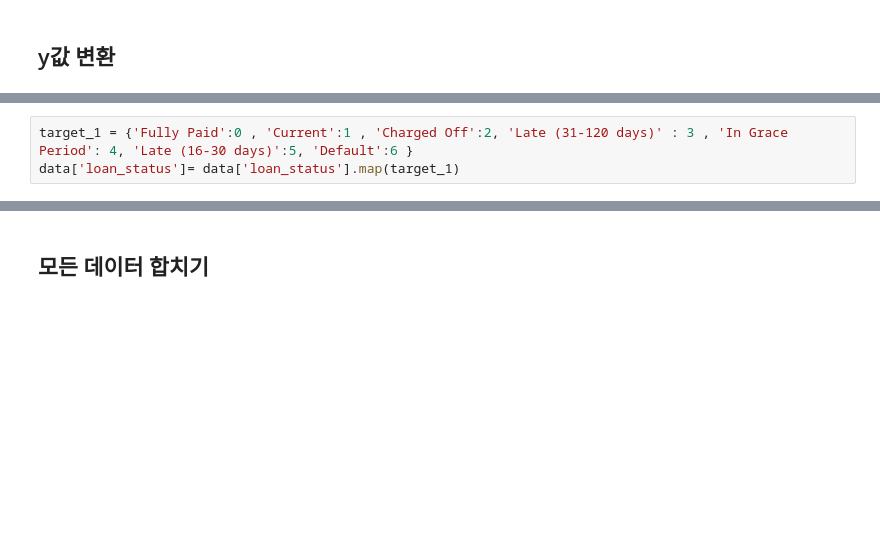
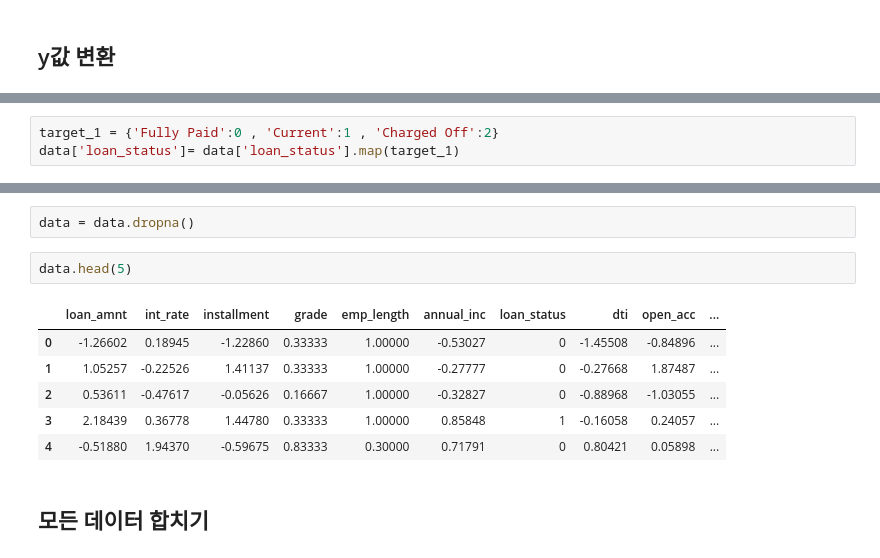
Before and after one commit to jiyoungeeeeeeeeeeeeeeeeeeeee/MLOps, a Jupyter notebook: Multi_random_train.ipynb, the cells around one changed output, grey strips where cells are left out. Cells and saved outputs as stored; diff of their text form; blank space fills up the shorter version.

```diff
--- a/Multi_random_train.ipynb
+++ b/Multi_random_train.ipynb
@@ -276,5 +285,5 @@ Name: loan_status, dtype: int64
 # %%
-target_1 = {'Fully Paid':0 , 'Current':1 , 'Charged Off':2, 'Late (31-120 days)' : 3 , 'In Grace Period': 4, 'Late (16-30 days)':5, 'Default':6 }
+target_1 = {'Fully Paid':0 , 'Current':1 , 'Charged Off':2}
 data['loan_status']= data['loan_status'].map(target_1)
 # %%
 data['loan_status'].value_counts(dropna = False)
@@ -286,4 +294,15 @@ data['loan_status'].value_counts(dropna = False)
 Name: loan_status, dtype: int64
+# %%
+data = data.dropna()
+# %%
+data.head(5)
+# %% [output]
+|  | loan_amnt | int_rate | installment | grade | emp_length | annual_inc | loan_status | dti | open_acc | ... |
+| 0 | -1.26602 | 0.18945 | -1.22860 | 0.33333 | 1.00000 | -0.53027 | 0 | -1.45508 | -0.84896 | ... |
+| 1 | 1.05257 | -0.22526 | 1.41137 | 0.33333 | 1.00000 | -0.27777 | 0 | -0.27668 | 1.87487 | ... |
+| 2 | 0.53611 | -0.47617 | -0.05626 | 0.16667 | 1.00000 | -0.32827 | 0 | -0.88968 | -1.03055 | ... |
+| 3 | 2.18439 | 0.36778 | 1.44780 | 0.33333 | 1.00000 | 0.85848 | 1 | -0.16058 | 0.24057 | ... |
+| 4 | -0.51880 | 1.94370 | -0.59675 | 0.83333 | 0.30000 | 0.71791 | 0 | 0.80421 | 0.05898 | ... |
 # %% [markdown]
 ## 모든 데이터 합치기
 # %%
```
Also changed, not shown: parts of 20 cells of this notebook, 1 other file.
